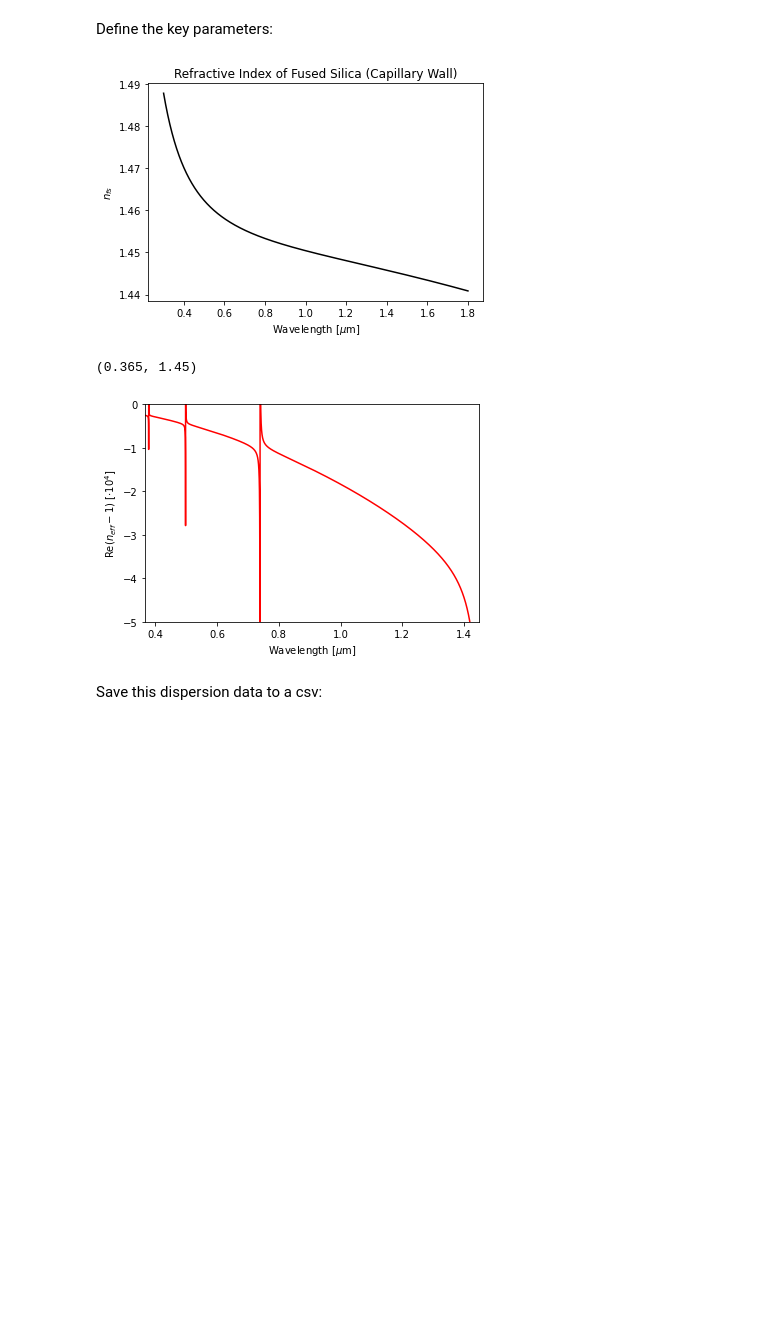
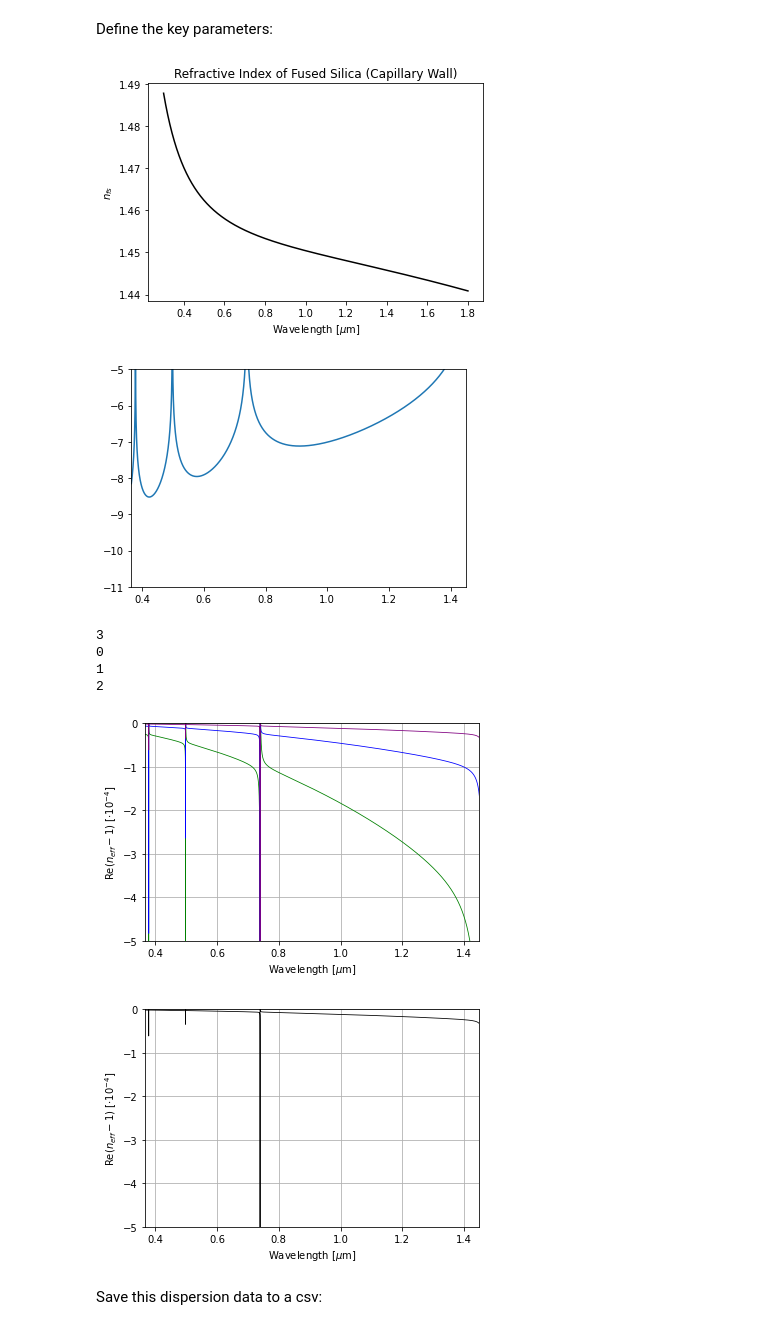
Before and after one commit to jmorse2020/Physics-FYP, a Jupyter notebook: modelling-leaky-mode-hcf-dispersion.ipynb, the cells around one changed output. Saved outputs shown, nothing was run; the diff lists cells and outputs as text; code cells hidden in the pictures; blank space fills up the shorter version.

```diff
--- a/modelling-leaky-mode-hcf-dispersion.ipynb
+++ b/modelling-leaky-mode-hcf-dispersion.ipynb
@@ -35,41 +35,80 @@ name_of_mode = "HE_" + str(mode[0]) + "," + str(mode[1])    # Name of propagatio
 c = 3e8                                                     # Speed of light [m/s]
 lambda_min = 300e-9                                         # [m]
 lambda_max = 1800e-9                                        # [m]
-N = 10000                                                   # Number of points
+N = 100000                                                   # Number of points
 lambdas = np.linspace(lambda_min, lambda_max, N)            # Define wavelength range in m
 n_a = 1.0                                                   # Refractive index of air
 jz = find_bessel_zero(mode[0] - 1, mode[1] - 1)             # for j_(m-1),n where the nth root here is the "first root of the function", i.e. the zeroth root of Bessel funciton on order m
+j1nz = find_bessel_zero(1, mode[1] - 1)
 k_0_lambda = 2 * np.pi / lambdas                            # Vacuum wavenumber
 
 # Fibre parameters:
 R = 20e-6                                                   # Radius of fibre core [m]
 w=0.7e-6                                                    # Wall thickness [m]
 n_g_name = "fused silica"                                   # Name of refractive index of capillary for text file
 # n_g_lambda = 1.45 * np.ones(len(lambdas))                   # Constant 1.45
 n_g_lambda = ri.RefractiveIndex.n_fs(lambdas*1e9, parameter="wavelength") # Refractive index of fused silica
 
 # Plot of refractive index of capillary walls
 plt.plot(lambdas*1e6, n_g_lambda, color = 'k')
 plt.title("Refractive Index of Fused Silica (Capillary Wall)")
 plt.xlabel("Wavelength [$\mu$m]")
 plt.ylabel("$n_{fs}$")
 plt.show()
 
 # Computing the refractive index from Eq. 25 in paper
 phi_lambda = k_0_lambda * w * np.sqrt(n_g_lambda**2 - n_a**2)
 epsilon_lambda = n_g_lambda**2/(n_a**2)
 n_eff_lambda = n_a -(jz**2)/(2 * k_0_lambda**2 * n_a * R**2) - (jz**2)/(k_0_lambda**3 * n_a**2 * R**3)*(1)/(np.tan(phi_lambda) * np.sqrt(epsilon_lambda - 1))*((epsilon_lambda + 1))/(2)
+
+# Computing the Im part of the refractive index
+sigma = 1 / (k_0_lambda * n_a * R)
+d = j1nz**3 / (epsilon_lambda * (epsilon_lambda - 1)) * (1 + (1 / np.tan(phi_lambda)**2))
+Im_n_eff = n_a * d * sigma**4
+plt.plot(lambdas*1e6, np.log10(Im_n_eff))
+plt.xlim([0.365, 1.450])
+plt.ylim([-11, -5])
+plt.show()
+
+R_arr = [20e-6, 40e-6, 80e-6]
+R_colors = ['green', 'blue', 'purple']
+fig, ax = plt.subplots()
+fig2, ax2 = plt.subplots()
+print(len(R_arr))
+for i in range(len(R_arr)):
+    # Effective index real
+    n_eff_lambda = n_a -(jz**2)/(2 * k_0_lambda**2 * n_a * R_arr[i]**2) - (jz**2)/(k_0_lambda**3 * n_a**2 * R_arr[i]**3)*(1)/(np.tan(phi_lambda) * np.sqrt(epsilon_lambda - 1))*((epsilon_lambda + 1))/(2)
+    ax.plot(lambdas*1e6, (n_eff_lambda-1)*1e4, linewidth=0.8,color = R_colors[i])
+    # Effective index Im (Loss)
+    sigma = 1 / (k_0_lambda * n_a * R)
+    d = j1nz**3 / (epsilon_lambda * (epsilon_lambda - 1)) * (1 + (1 / np.tan(phi_lambda)**2))
+    Im_n_eff = n_a * d * sigma**4
+
+ax.set_ylabel("Re($n_{eff}-1$) [$\cdot 10^{-4}$]")
+ax.set_xlabel("Wavelength [$\mu$m]")
+ax.set_ylim([-5,0])
+ax.set_xlim([0.365, 1.450])
+ax.grid()
+plt.show()
+
 # n_eff_lambda_function = lambda x: n_a -(jz**2)/(2 * (2 * np.pi / x)**2 * n_a * R**2) - (jz**2)/((2 * np.pi / x)**3 * n_a**2 * R**3)*(1)/(np.tan((2 * np.pi / x) * w * np.sqrt(ri.RefractiveIndex.n_fs(x)**2 - n_a**2)) * np.sqrt(ri.RefractiveIndex.n_fs(x)**2/n_a**2 - 1))*((ri.RefractiveIndex.n_fs(x)**2 / n_a**2 + 1))/(2)
 # Plot of real effective refractive index
-plt.plot(lambdas*1e6, (n_eff_lambda-1)*1e4, color = 'r')
-plt.ylabel("Re($n_{eff}-1$) [$\cdot 10^4$]")
+# plt.plot(lambdas*1e6, (n_eff_lambda-1)*1e4, marker='.', markersize = 0.5,linestyle='',color = 'r')
+plt.plot(lambdas*1e6, (n_eff_lambda-1)*1e4, linewidth=0.8,color = 'k')
+plt.ylabel("Re($n_{eff}-1$) [$\cdot 10^{-4}$]")
 plt.xlabel("Wavelength [$\mu$m]")
 plt.ylim([-5,0])
 plt.xlim([0.365, 1.450])
+plt.grid()
 # %% [output]
 [figure]
+[figure, new version]
-(0.365, 1.45)
+3
+0
+1
+2
-[figure, old version]
+[figure, added]
+[figure, added]
 # %% [markdown]
 Save this dispersion data to a csv:
 # %%
```
Also changed, not shown: parts of 2 cells of this notebook.
